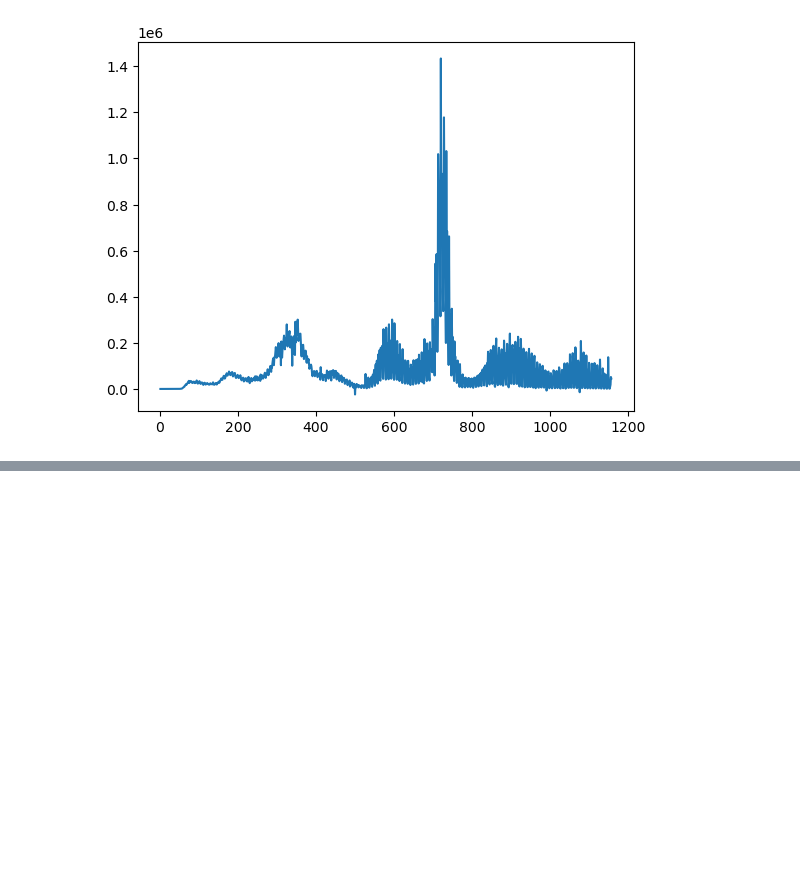
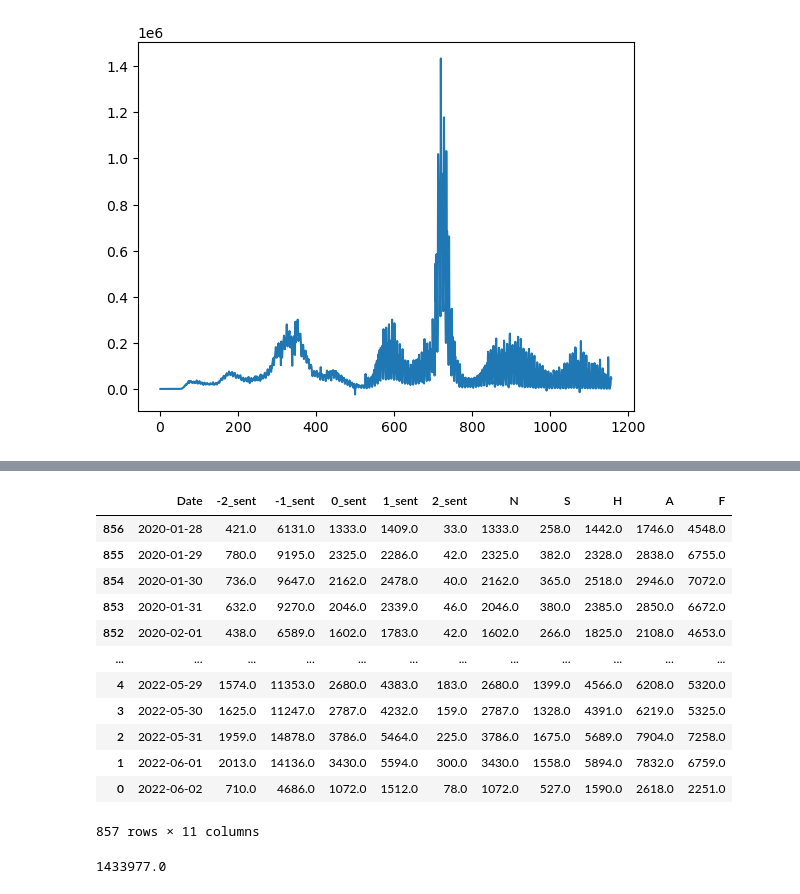
Before and after one commit to CalvinRoth/CovidEmotionsProject, a Jupyter notebook: project.ipynb, the cells around one changed output, grey strips where cells are left out. Saved outputs shown, nothing was run; the diff lists cells and outputs as text; code cells hidden in the pictures; blank space fills up the shorter version.

```diff
--- a/project.ipynb
+++ b/project.ipynb
@@ -104,0 +106,19 @@ day2 = datetime.date(2021,5,11)
+# %%
+twitter_data = pd.read_csv("data/twitter_aggr.csv")
+twitter_data = twitter_data.drop(columns="Unnamed: 0")
+twitter_data = twitter_data.sort_values(by="Date")
+twitter_data
+# %% [output]
+|  | Date | -2_sent | -1_sent | 0_sent | 1_sent | 2_sent | N | S | H | A | F |
+| 856 | 2020-01-28 | 421.0 | 6131.0 | 1333.0 | 1409.0 | 33.0 | 1333.0 | 258.0 | 1442.0 | 1746.0 | 4548.0 |
+| 855 | 2020-01-29 | 780.0 | 9195.0 | 2325.0 | 2286.0 | 42.0 | 2325.0 | 382.0 | 2328.0 | 2838.0 | 6755.0 |
+| 854 | 2020-01-30 | 736.0 | 9647.0 | 2162.0 | 2478.0 | 40.0 | 2162.0 | 365.0 | 2518.0 | 2946.0 | 7072.0 |
+| 853 | 2020-01-31 | 632.0 | 9270.0 | 2046.0 | 2339.0 | 46.0 | 2046.0 | 380.0 | 2385.0 | 2850.0 | 6672.0 |
+| 852 | 2020-02-01 | 438.0 | 6589.0 | 1602.0 | 1783.0 | 42.0 | 1602.0 | 266.0 | 1825.0 | 2108.0 | 4653.0 |
+| ... | ... | ... | ... | ... | ... | ... | ... | ... | ... | ... | ... |
+| 4 | 2022-05-29 | 1574.0 | 11353.0 | 2680.0 | 4383.0 | 183.0 | 2680.0 | 1399.0 | 4566.0 | 6208.0 | 5320.0 |
+| 3 | 2022-05-30 | 1625.0 | 11247.0 | 2787.0 | 4232.0 | 159.0 | 2787.0 | 1328.0 | 4391.0 | 6219.0 | 5325.0 |
+| 2 | 2022-05-31 | 1959.0 | 14878.0 | 3786.0 | 5464.0 | 225.0 | 3786.0 | 1675.0 | 5689.0 | 7904.0 | 7258.0 |
+| 1 | 2022-06-01 | 2013.0 | 14136.0 | 3430.0 | 5594.0 | 300.0 | 3430.0 | 1558.0 | 5894.0 | 7832.0 | 6759.0 |
+| 0 | 2022-06-02 | 710.0 | 4686.0 | 1072.0 | 1512.0 | 78.0 | 1072.0 | 527.0 | 1590.0 | 2618.0 | 2251.0 |
+857 rows × 11 columns
@@ -104,0 +155,4 @@ day2 = datetime.date(2021,5,11)
+# %%
+np.max(covid_data["daily_cases"])
+# %% [output]
+1433977.0
```
Also changed, not shown: parts of 22 cells of this notebook.
